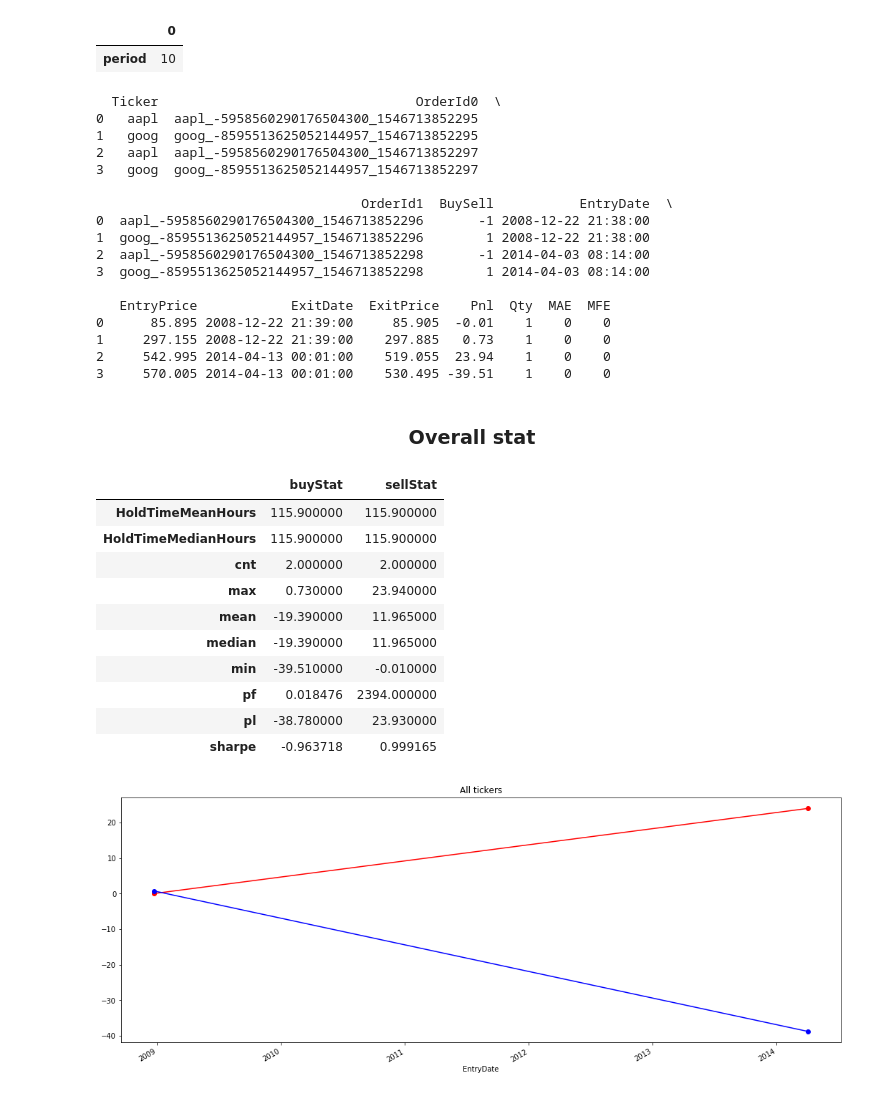
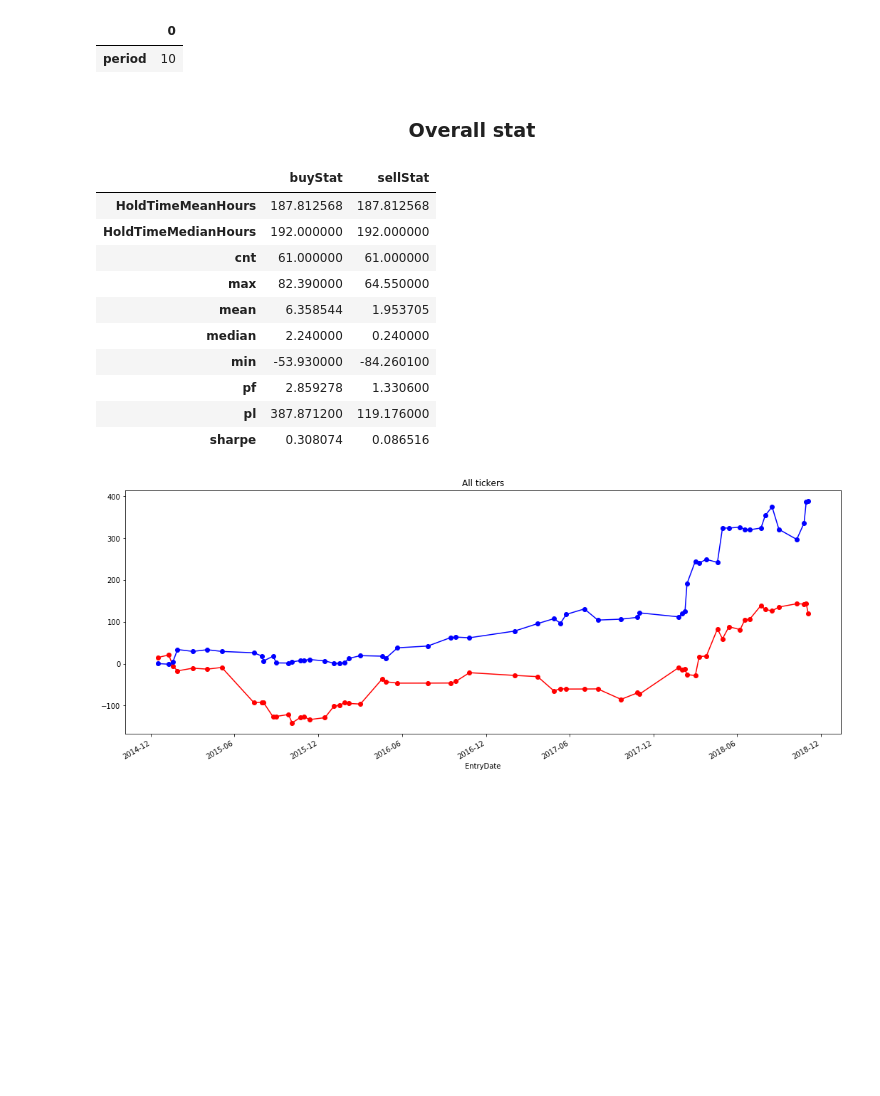
Before and after one commit to ivanantipin/chartpapa, a Jupyter notebook: market_research/report/StdReport.ipynb, the cells around one changed output. Cells and saved outputs as stored; diff of their text form; code cells hidden in the pictures; blank space fills up the shorter version.

```diff
--- a/market_research/report/StdReport.ipynb
+++ b/market_research/report/StdReport.ipynb
@@ -50,45 +34,28 @@ Model params
 | period | 10 |
 # %%
 bs=tr.BacktestResults()
-bs.load(root + '/trades.csv')
+bs.load(root + '/report.db')
 bs.trades
 #bs.trades=bs.trades[bs.trades.atr < 3700]
 #bs.trades=bs.trades[bs.trades.EntryDate.apply(lambda x: x.weekday() == 4)]
 bs.plot_equity_d2d_for_ticker()
 mc=tr.MetricsCalculator()
 display(tr.displayTitle('Overall stat '))
 mc.statToHtml(bs.trades)
 # %% [output]
-  Ticker                                 OrderId0  \
-0   aapl  aapl_-5958560290176504300_1546713852295
-1   goog  goog_-8595513625052144957_1546713852295
-2   aapl  aapl_-5958560290176504300_1546713852297
-3   goog  goog_-8595513625052144957_1546713852297
-
-                                  OrderId1  BuySell           EntryDate  \
-0  aapl_-5958560290176504300_1546713852296       -1 2008-12-22 21:38:00
-1  goog_-8595513625052144957_1546713852296        1 2008-12-22 21:38:00
-2  aapl_-5958560290176504300_1546713852298       -1 2014-04-03 08:14:00
-3  goog_-8595513625052144957_1546713852298        1 2014-04-03 08:14:00
-
-   EntryPrice            ExitDate  ExitPrice    Pnl  Qty  MAE  MFE
-0      85.895 2008-12-22 21:39:00     85.905  -0.01    1    0    0
-1     297.155 2008-12-22 21:39:00    297.885   0.73    1    0    0
-2     542.995 2014-04-13 00:01:00    519.055  23.94    1    0    0
-3     570.005 2014-04-13 00:01:00    530.495 -39.51    1    0    0
 Overall stat
 |  | buyStat | sellStat |
-| HoldTimeMeanHours | 115.900000 | 115.900000 |
-| HoldTimeMedianHours | 115.900000 | 115.900000 |
-| cnt | 2.000000 | 2.000000 |
-| max | 0.730000 | 23.940000 |
-| mean | -19.390000 | 11.965000 |
-| median | -19.390000 | 11.965000 |
-| min | -39.510000 | -0.010000 |
-| pf | 0.018476 | 2394.000000 |
-| pl | -38.780000 | 23.930000 |
-| sharpe | -0.963718 | 0.999165 |
+| HoldTimeMeanHours | 187.812568 | 187.812568 |
+| HoldTimeMedianHours | 192.000000 | 192.000000 |
+| cnt | 61.000000 | 61.000000 |
+| max | 82.390000 | 64.550000 |
+| mean | 6.358544 | 1.953705 |
+| median | 2.240000 | 0.240000 |
+| min | -53.930000 | -84.260100 |
+| pf | 2.859278 | 1.330600 |
+| pl | 387.871200 | 119.176000 |
+| sharpe | 0.308074 | 0.086516 |
-[figure, old version]
+[figure, new version]
 # %%
 if len(bs.tickers()) > 1:
     for t in bs.tickers():
```
Also changed, not shown: parts of 4 cells of this notebook, 56 other files.
